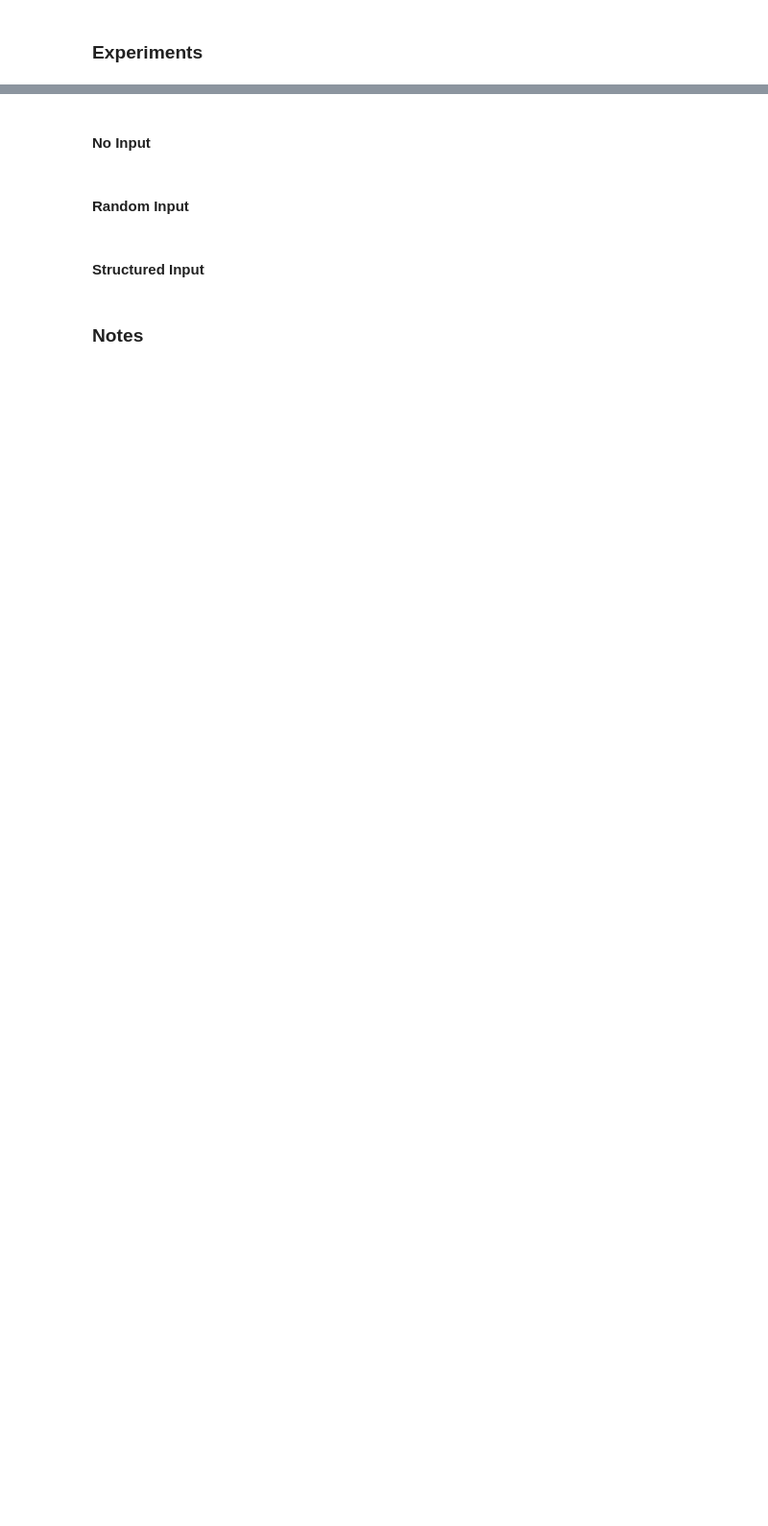
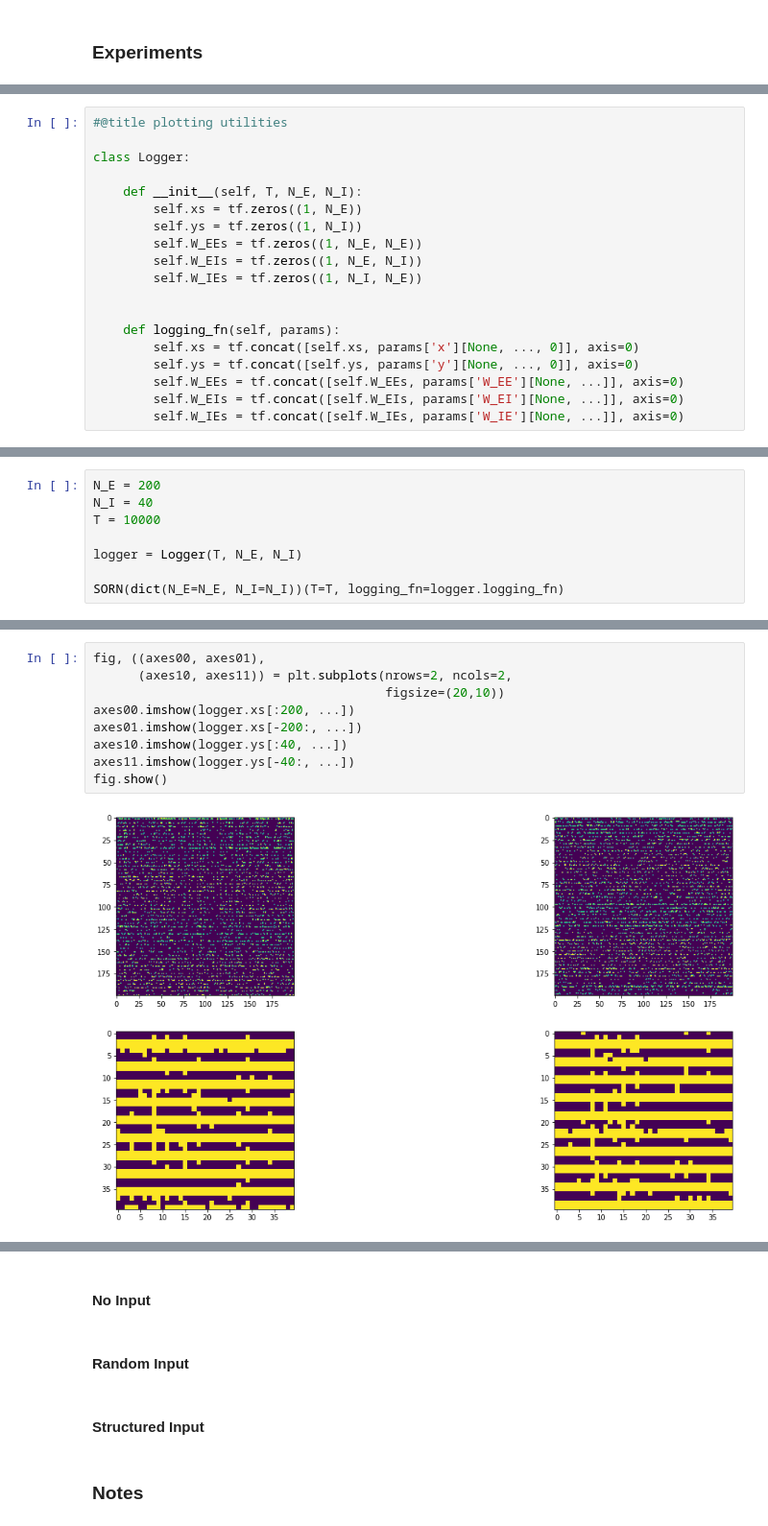
Before and after one commit to JacobFV/Scattered-AGI-Ideas, a Jupyter notebook: self_organized_criticality.ipynb, the cells around one changed output, grey strips where cells are left out. Shown at 96% size. Cells and saved outputs as stored; diff of their text form; blank space fills up the shorter version.

```diff
--- a/self_organized_criticality.ipynb
+++ b/self_organized_criticality.ipynb
@@ -259,0 +445,19 @@ Negative ($x<0$), large ($x>1$), and null weights are pruned after each update s
+# %%
+#@title plotting utilities
+
+class Logger:
+
+    def __init__(self, T, N_E, N_I):
+        self.xs = tf.zeros((1, N_E))
+        self.ys = tf.zeros((1, N_I))
+        self.W_EEs = tf.zeros((1, N_E, N_E))
+        self.W_EIs = tf.zeros((1, N_E, N_I))
+        self.W_IEs = tf.zeros((1, N_I, N_E))
+
+
+    def logging_fn(self, params):
+        self.xs = tf.concat([self.xs, params['x'][None, ..., 0]], axis=0)
+        self.ys = tf.concat([self.ys, params['y'][None, ..., 0]], axis=0)
+        self.W_EEs = tf.concat([self.W_EEs, params['W_EE'][None, ...]], axis=0)
+        self.W_EIs = tf.concat([self.W_EIs, params['W_EI'][None, ...]], axis=0)
+        self.W_IEs = tf.concat([self.W_IEs, params['W_IE'][None, ...]], axis=0)
@@ -259,0 +484,8 @@ Negative ($x<0$), large ($x>1$), and null weights are pruned after each update s
+# %%
+N_E = 200
+N_I = 40
+T = 10000
+
+logger = Logger(T, N_E, N_I)
+
+SORN(dict(N_E=N_E, N_I=N_I))(T=T, logging_fn=logger.logging_fn)
@@ -259,0 +496,11 @@ Negative ($x<0$), large ($x>1$), and null weights are pruned after each update s
+# %%
+fig, ((axes00, axes01),
+      (axes10, axes11)) = plt.subplots(nrows=2, ncols=2,
+                                       figsize=(20,10))
+axes00.imshow(logger.xs[:200, ...])
+axes01.imshow(logger.xs[-200:, ...])
+axes10.imshow(logger.ys[:40, ...])
+axes11.imshow(logger.ys[-40:, ...])
+fig.show()
+# %% [output]
+[figure, added]
```
Also changed, not shown: parts of 43 cells of this notebook.
